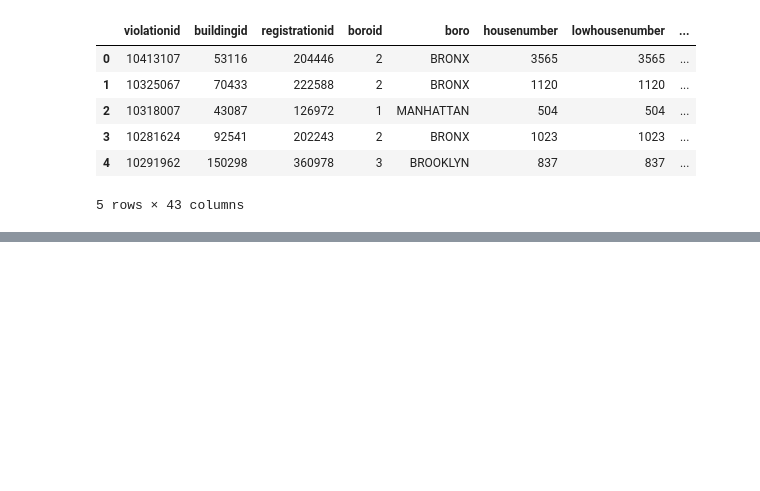
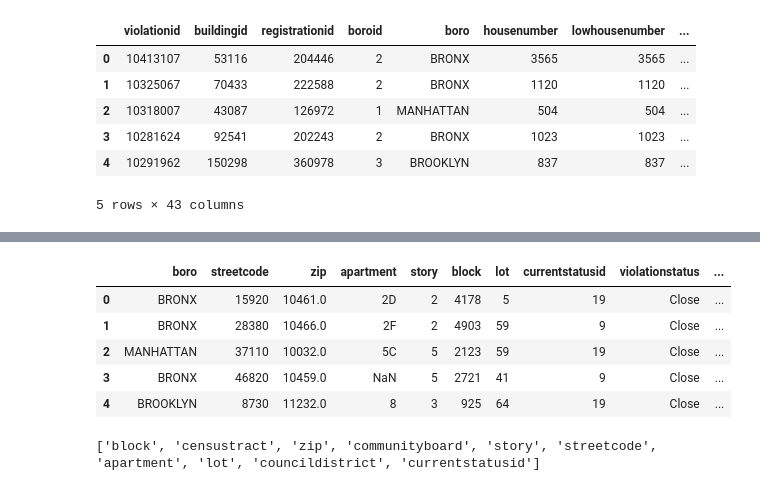
Before and after one commit to kzamin/aml-group11, a Jupyter notebook: main.ipynb, the cells around one changed output, grey strips where cells are left out. Saved outputs shown, nothing was run; the diff lists cells and outputs as text; code cells hidden in the pictures; blank space fills up the shorter version.

```diff
--- a/main.ipynb
+++ b/main.ipynb
@@ -15,3 +15,6 @@ df.head()
 | 3 | 10281624 | 92541 | 202243 | 2 | BRONX | 1023 | 1023 | ... |
 | 4 | 10291962 | 150298 | 360978 | 3 | BROOKLYN | 837 | 837 | ... |
 5 rows × 43 columns
+# %%
+X = df.drop(columns=["risk_score", "risk_score_cat"])
+y = df["risk_score_cat"]
@@ -17,0 +58,5 @@ df.head()
+# %%
+columns_to_drop = ["violationid", "buildingid", "registrationid", "boroid", "housenumber", "lowhousenumber", "highhousenumber", "streetname",
+                   "class", "inspectiondate", "approveddate", "originalcertifybydate", "originalcorrectbydate",
+                   "ordernumber", "novid", "novdescription", "novissueddate", "currentstatus", "novtype",
+                    "bin", "bbl", "nta", "certifieddate", "newcertifybydate", "newcorrectbydate", "currentstatusdate"]
@@ -17,0 +67,18 @@ df.head()
+# %%
+X = X.drop(columns=columns_to_drop)
+X.head()
+# %% [output]
+|  | boro | streetcode | zip | apartment | story | block | lot | currentstatusid | violationstatus | ... |
+| 0 | BRONX | 15920 | 10461.0 | 2D | 2 | 4178 | 5 | 19 | Close | ... |
+| 1 | BRONX | 28380 | 10466.0 | 2F | 2 | 4903 | 59 | 9 | Close | ... |
+| 2 | MANHATTAN | 37110 | 10032.0 | 5C | 5 | 2123 | 59 | 19 | Close | ... |
+| 3 | BRONX | 46820 | 10459.0 | NaN | 5 | 2721 | 41 | 9 | Close | ... |
+| 4 | BROOKLYN | 8730 | 11232.0 | 8 | 3 | 925 | 64 | 19 | Close | ... |
+# %%
+oe_vars = ["boro"]
+ord_vars = ["violationstatus", "rentimpairing"]
+scaler_vars = ["latitude", "longitude"]
+pass_through_vars = list(set(list(X.columns)).difference(set(oe_vars + ord_vars + scaler_vars)))
+print(pass_through_vars)
+# %% [output]
+['block', 'censustract', 'zip', 'communityboard', 'story', 'streetcode', 'apartment', 'lot', 'councildistrict', 'currentstatusid']
```
Also changed, not shown: parts of 12 cells of this notebook.
